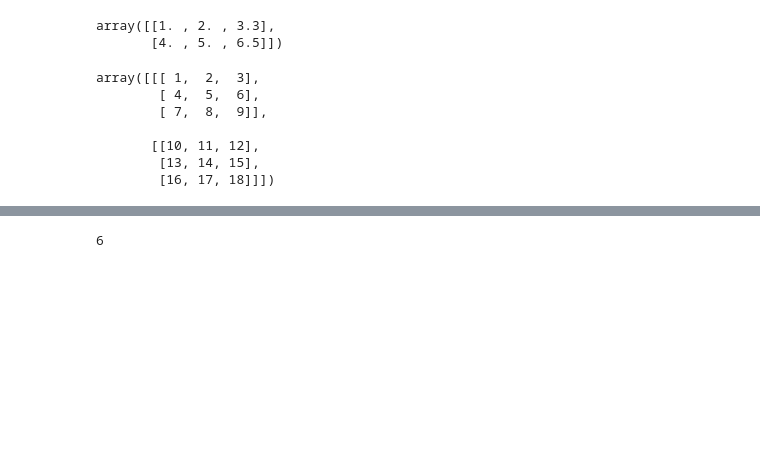
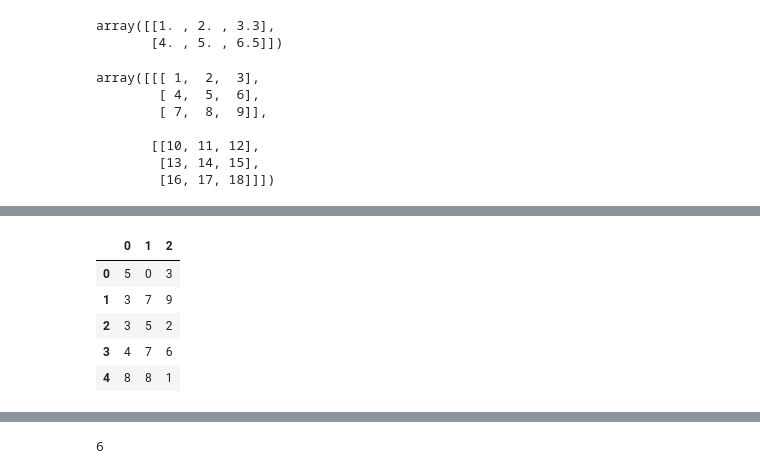
Before and after one commit to emirryilmazz/ML, a Jupyter notebook: Numpy/introduction-to-numpy.ipynb, the cells around one changed output, grey strips where cells are left out. Cells and saved outputs as stored; diff of their text form; code cells hidden in the pictures; blank space fills up the shorter version.

```diff
--- a/Numpy/introduction-to-numpy.ipynb
+++ b/Numpy/introduction-to-numpy.ipynb
@@ -131,0 +362,11 @@ array([[[ 1,  2,  3],
+# %%
+np.random.seed(0)
+df = pd.DataFrame(np.random.randint(10, size=(5, 3)))
+df
+# %% [output]
+|  | 0 | 1 | 2 |
+| 0 | 5 | 0 | 3 |
+| 1 | 3 | 7 | 9 |
+| 2 | 3 | 5 | 2 |
+| 3 | 4 | 7 | 6 |
+| 4 | 8 | 8 | 1 |
```
Also changed, not shown: parts of 187 cells of this notebook.
